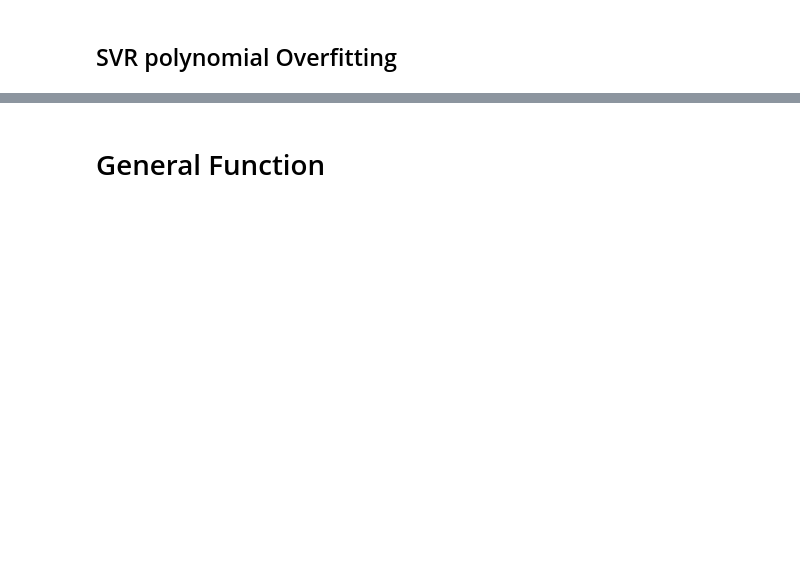
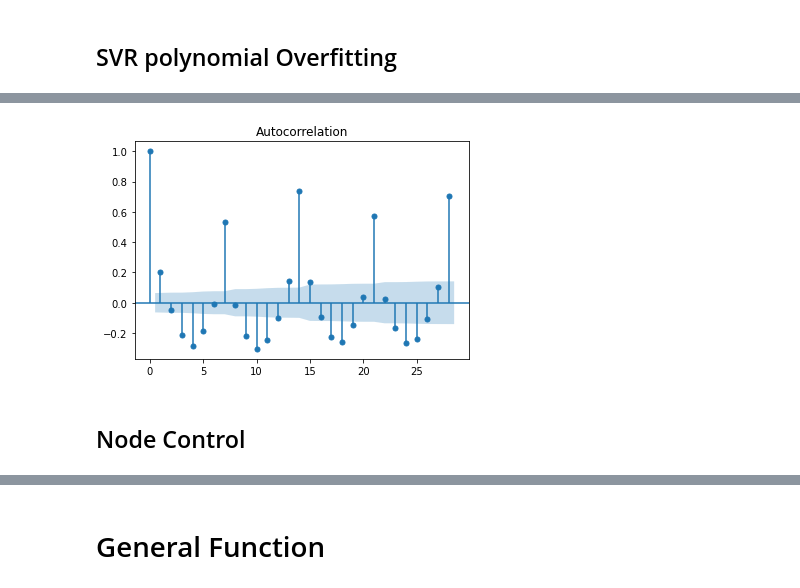
Before and after one commit to mbahadir/Research, a Jupyter notebook: Models/Rossman Model.ipynb, the cells around one changed output, grey strips where cells are left out. Cells and saved outputs as stored; diff of their text form; code cells hidden in the pictures; blank space fills up the shorter version.

```diff
--- a/Models/Rossman Model.ipynb
+++ b/Models/Rossman Model.ipynb
@@ -486,0 +496,7 @@ performance_list("SVR Performance with Feature Extraction", svm_control_feature,
+# %%
+plot_acf(concated_df.Sales, lags=28)
+plt.show()
+# %% [output]
+[figure, added]
+# %% [markdown]
+## Node Control
```
Also changed, not shown: parts of 44 cells of this notebook.
